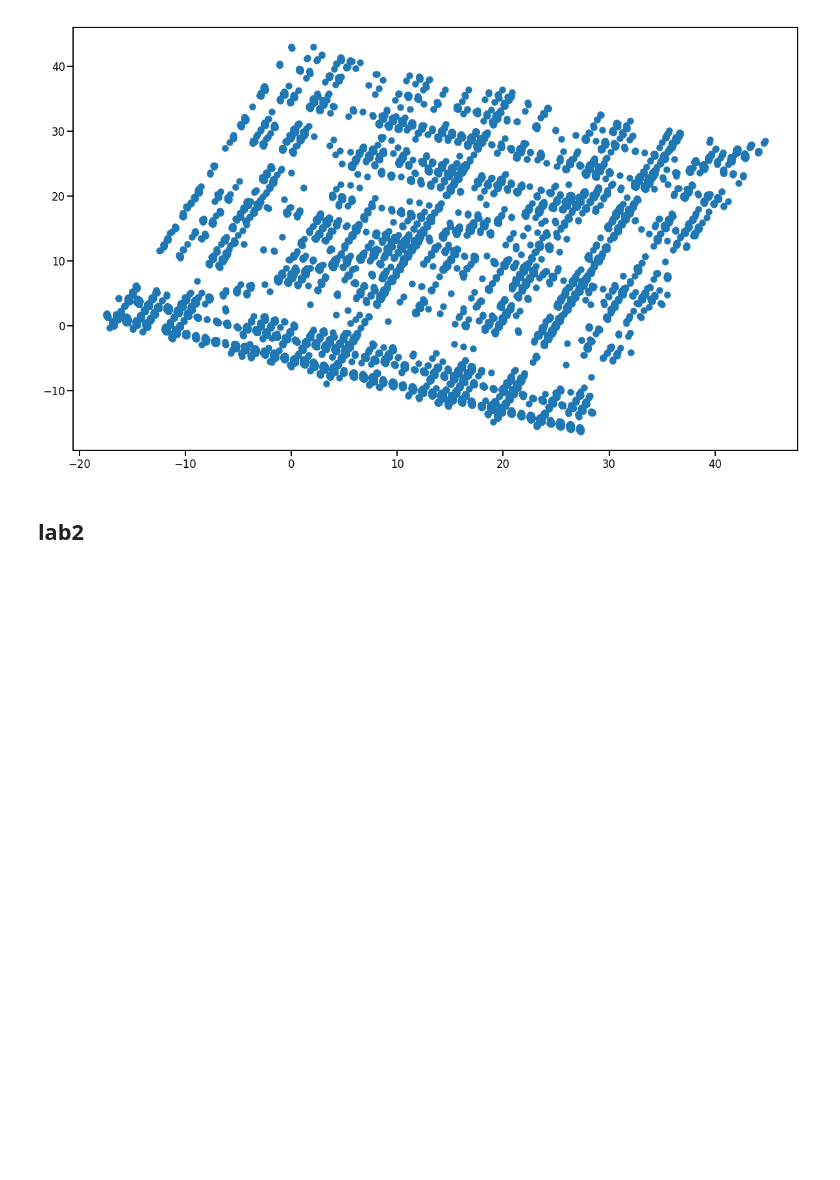
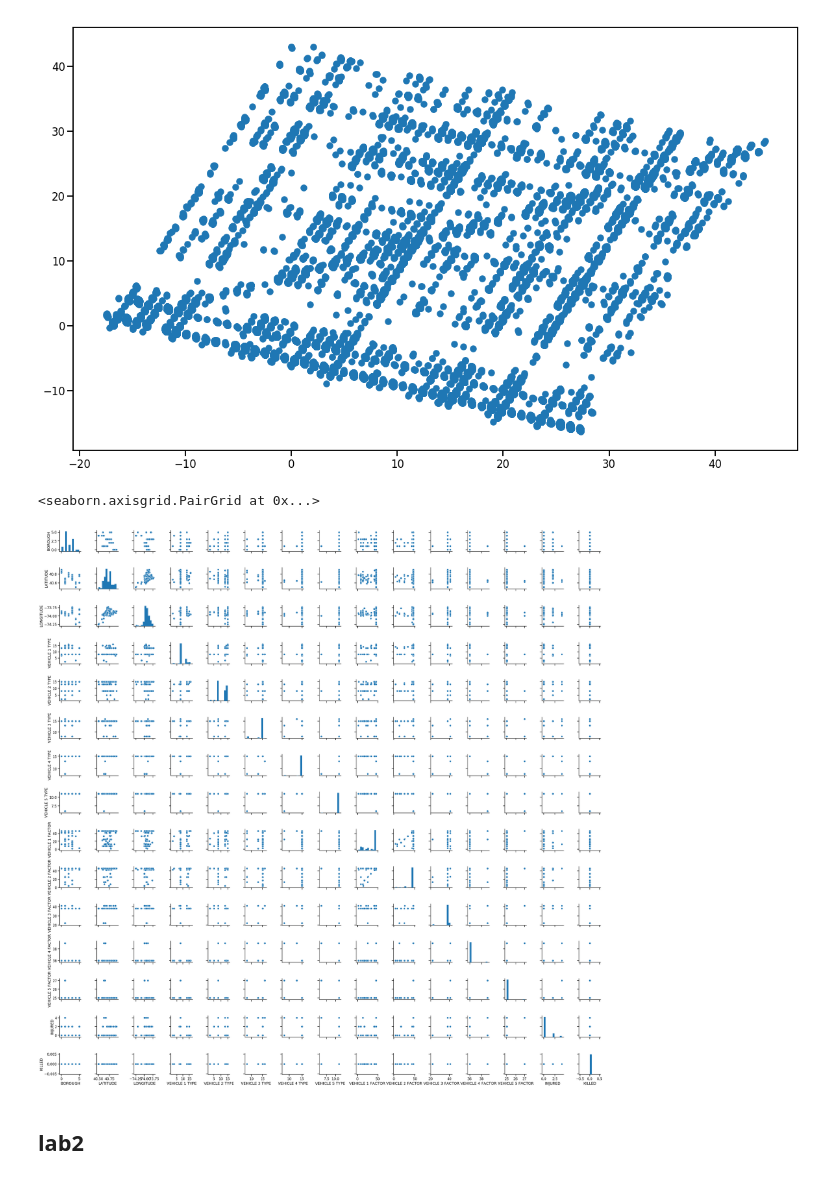
Before and after one commit to lainys/big-data, a Jupyter notebook: lab1.ipynb, the cells around one changed output. Saved outputs shown, nothing was run; the diff lists cells and outputs as text; code cells hidden in the pictures; blank space fills up the shorter version.

```diff
--- a/lab1.ipynb
+++ b/lab1.ipynb
@@ -163,6 +172,6 @@ Populating the interactive namespace from numpy and matplotlib
 # %%
-corr_drop = ['MOTORISTS INJURED','PEDESTRIANS KILLED']
-data_categorical.drop(corr_drop,axis=1,inplace=True)
+#corr_drop = ['MOTORISTS INJURED','PEDESTRIANS KILLED']
+#data_categorical.drop(corr_drop,axis=1,inplace=True)
 # %%
 data_categorical.info()
 # %% [output]
@@ -194,6 +206,12 @@ plt.scatter(pd[:,0],pd[:,1])
 # %% [output]
 <matplotlib.collections.PathCollection at 0x...>
 [figure]
+# %%
+%%time
+sns.pairplot(data_categorical[:100])
+# %% [output]
+<seaborn.axisgrid.PairGrid at 0x...>
+[figure, added]
 # %% [markdown]
 ## lab2
 # %%
```
Also changed, not shown: parts of 25 cells of this notebook.
